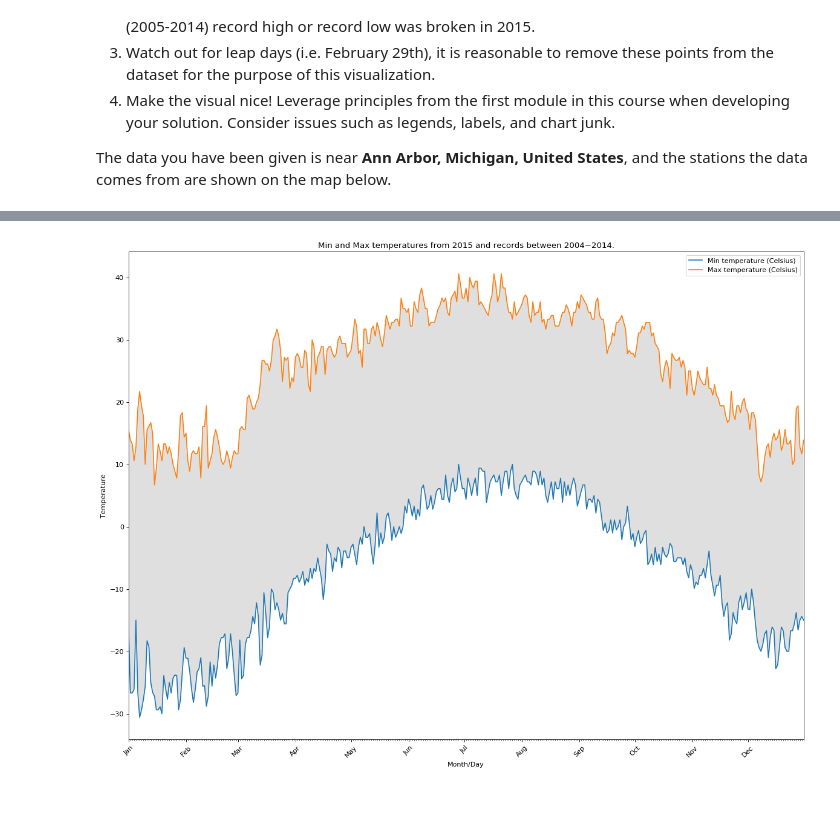
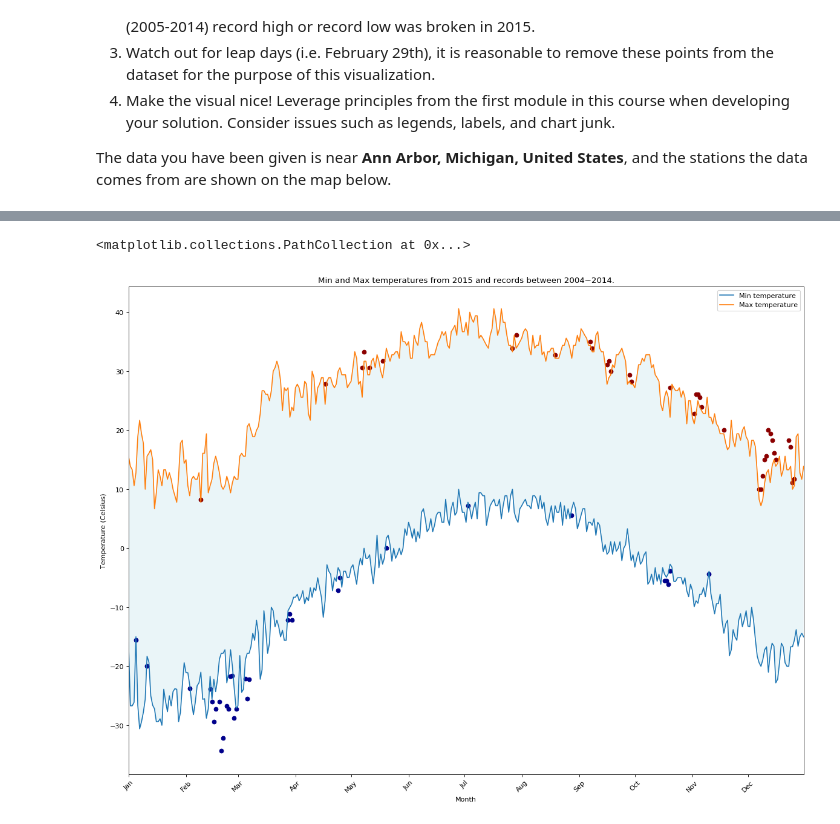
Before and after one commit to clawall/applied-plotting-charting-data-representation-in-python, a Jupyter notebook: Assignment2.ipynb, the cells around one changed output, grey strips where cells are left out. Saved outputs shown, nothing was run; the diff lists cells and outputs as text; code cells hidden in the pictures.

Commit message:
Including scatterplot.

```diff
--- a/Assignment2.ipynb
+++ b/Assignment2.ipynb
@@ -103,3 +103,4 @@ max_df_2005_20014 = prepare_df(df_2005_20014, 'max')
 # merging into single df for the 2005~2014 range
 final_df_2005_20014 = pd.merge(min_df_2005_20014, max_df_2005_20014, how='left', on=['month', 'day'], sort=True)
 final_df_2005_20014.drop_duplicates(inplace=True)
+final_df_2005_20014 = final_df_2005_20014.sort_values(['month', 'day'])
@@ -116,3 +107,27 @@ final_df_2015.drop_duplicates(inplace=True)
+# %%
+# creating min temperature's df
+min_df_2015 = prepare_df(df_2015, 'min')
+
+min_merged = pd.merge(min_df_2015, min_df_2005_20014, how='left', on=['month', 'day'], suffixes=('_2015', '_05_14'))
+min_merged['min'] = min_merged.apply(lambda x: x['min_2015'] if x['min_2015'] < x['min_05_14'] else np.NaN, axis=1)
+min_merged = min_merged.drop_duplicates()
+min_merged = min_merged.sort_values(['month', 'day'])
+del min_merged['min_05_14']
+del min_merged['min_2015']
+min_merged.columns = ['month', 'day', 'min']
+
+# creating max temperature's df
+max_merged = pd.merge(max_df_2015, max_df_2005_20014, how='left', on=['month', 'day'], suffixes=('_2015', '_05_14'))
+max_merged['max'] = max_merged.apply(lambda x: x['max_2015'] if x['max_2015'] > x['max_05_14'] else np.NaN, axis=1)
+max_merged = max_merged.drop_duplicates()
+max_merged = max_merged.sort_values(['month', 'day'])
+del max_merged['max_05_14']
+del max_merged['max_2015']
+max_merged.columns = ['month', 'day', 'max']
+
+# merging into single df for 2015
+final_df_2015 = pd.merge(min_merged, max_merged, how='left', on=['month', 'day'], sort=True)
+final_df_2015.drop_duplicates(inplace=True)
 # %%
 months_of_year = final_df_2005_20014['month'] + '-' + final_df_2005_20014['day']
 months_of_year = months_of_year.apply(lambda x: datetime.strptime(x, '%m-%d').date())
@@ -122,34 +137,35 @@ max_2005_20014 = final_df_2005_20014['max']
 # %%
 import matplotlib.dates as mdates
 import numpy as np
 from pandas.plotting import register_matplotlib_converters
 register_matplotlib_converters()
 
-plt.figure(figsize=(18, 16), dpi= 80, facecolor='w', edgecolor='k')
+plt.figure(figsize=(18, 16), dpi=80, facecolor='w', edgecolor='k')
 plt.plot(months_of_year, min_2005_20014, '-', months_of_year, max_2005_20014, '-')
 
-plt.xlabel('Month/Day')
-plt.ylabel('Temperature')
+plt.xlabel('Month')
+plt.ylabel('Temperature (Celsius)')
 plt.title('Min and Max temperatures from 2015 and records between 2004~2014.')
-plt.legend(['Min temperature (Celsius)', 'Max temperature (Celsius)'])
+plt.legend(['Min temperature', 'Max temperature'])
 
 gca = plt.gca()
-gca.fill_between(months_of_year, min_2005_20014, max_2005_20014, facecolor='gray', alpha=0.25)
+gca.set_xlim(months_of_year.iloc[0], months_of_year.iloc[-1])
+gca.fill_between(months_of_year, min_2005_20014, max_2005_20014, facecolor='lightblue', alpha=0.25)
 
 xaxis = gca.xaxis
-gca.set_xlim(months_of_year.iloc[0], months_of_year.iloc[-1])
-
 for item in xaxis.get_ticklabels():
     item.set_rotation(45)
 
 plt.subplots_adjust(bottom=0.25)
 
 months = mdates.MonthLocator()  # every month
-days = mdates.DayLocator()   # every day
 months_fmt = mdates.DateFormatter('%b')
 
 xaxis.set_major_locator(months)
 xaxis.set_major_formatter(months_fmt)
-xaxis.set_minor_locator(days)
+
+plt.scatter(months_of_year, min_merged['min'], c='darkblue')
+plt.scatter(months_of_year, max_merged['max'], c='darkred')
 # %% [output]
+<matplotlib.collections.PathCollection at 0x...>
-[figure, old version]
+[figure, new version]
```
Also changed, not shown: parts of 1 cell of this notebook.
